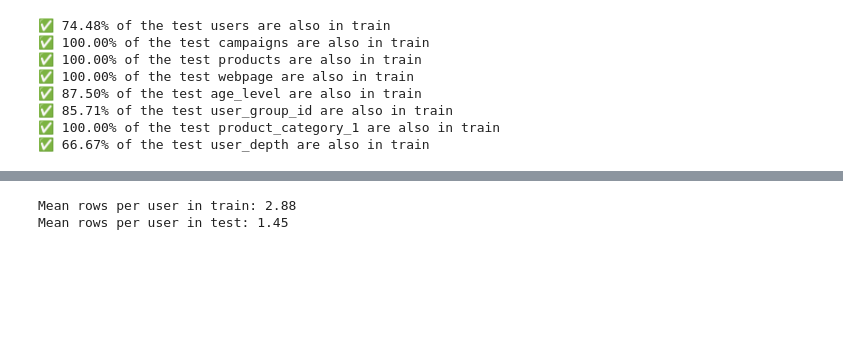
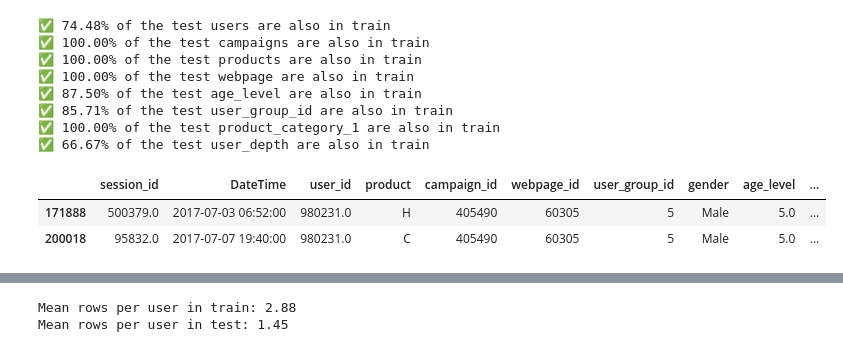
Before and after one commit to bagel-not-kaggle/YDATA-kaggle-assignment, a Jupyter notebook: notebooks/Exploring.ipynb, the cells around one changed output, grey strips where cells are left out. Saved outputs shown, nothing was run; the diff lists cells and outputs as text; code cells hidden in the pictures; blank space fills up the shorter version.

```diff
--- a/notebooks/Exploring.ipynb
+++ b/notebooks/Exploring.ipynb
@@ -82,3 +98,10 @@ print(f"✅ {percentage_user_depth_in_train:.2f}% of the test user_depth are als
 ✅ 85.71% of the test user_group_id are also in train
 ✅ 100.00% of the test product_category_1 are also in train
 ✅ 66.67% of the test user_depth are also in train
+# %%
+selected_users = [7716.0, 1035283.0, 65994.0,75976.0,987498.0]
+cleaned_data[cleaned_data['user_id'] == 980231]
+# %% [output]
+|  | session_id | DateTime | user_id | product | campaign_id | webpage_id | user_group_id | gender | age_level | ... |
+| 171888 | 500379.0 | 2017-07-03 06:52:00 | 980231.0 | H | 405490 | 60305 | 5 | Male | 5.0 | ... |
+| 200018 | 95832.0 | 2017-07-07 19:40:00 | 980231.0 | C | 405490 | 60305 | 5 | Male | 5.0 | ... |
```
Also changed, not shown: parts of 2 cells of this notebook.
